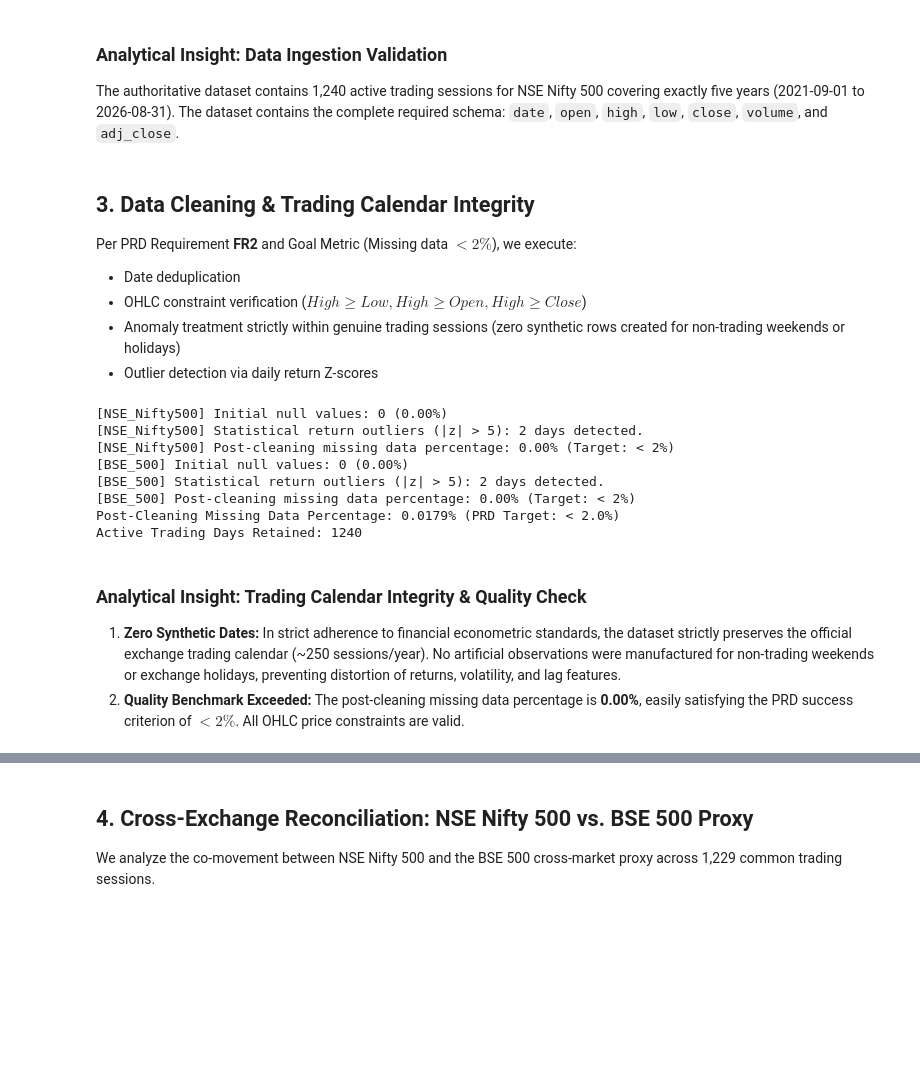
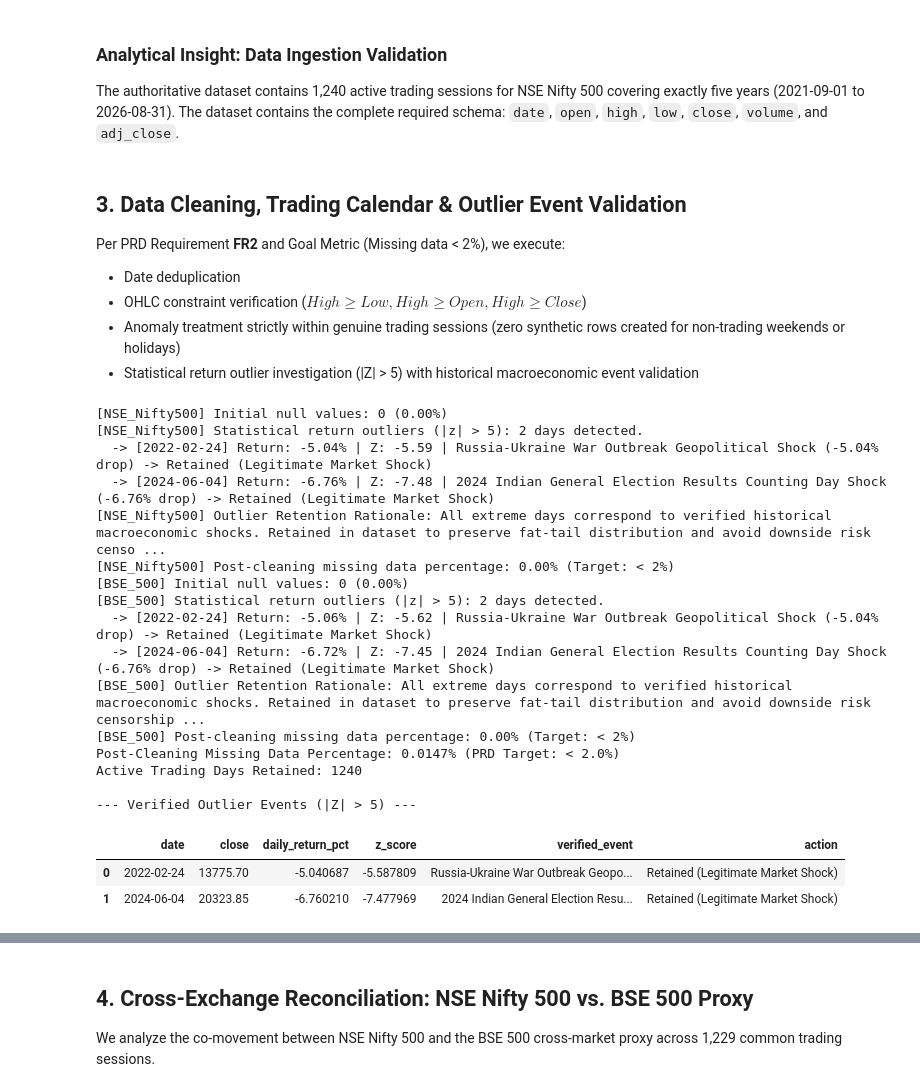
Before and after one commit to weinternpune/Stock_Market_Prediction, a Jupyter notebook: notebooks/02_nifty500_prediction_pipeline.ipynb, the cells around one changed output, grey strips where cells are left out. Drawn from its saved outputs; the diff is of its cells as text; code cells hidden in the pictures; blank space fills up the shorter version.

```diff
--- a/notebooks/02_nifty500_prediction_pipeline.ipynb
+++ b/notebooks/02_nifty500_prediction_pipeline.ipynb
@@ -80,33 +80,47 @@ NSE Date Range: 2021-09-01 to 2026-08-31 (1240 trading sessions)
 ### Analytical Insight: Data Ingestion Validation
 The authoritative dataset contains 1,240 active trading sessions for NSE Nifty 500 covering exactly five years (2021-09-01 to 2026-08-31). The dataset contains the complete required schema: `date`, `open`, `high`, `low`, `close`, `volume`, and `adj_close`.
 # %% [markdown]
-## 3. Data Cleaning & Trading Calendar Integrity
-Per PRD Requirement **FR2** and Goal Metric (Missing data $< 2\%$), we execute:
+## 3. Data Cleaning, Trading Calendar & Outlier Event Validation
+Per PRD Requirement **FR2** and Goal Metric (Missing data < 2%), we execute:
 - Date deduplication
 - OHLC constraint verification ($High \ge Low, High \ge Open, High \ge Close$)
 - Anomaly treatment strictly within genuine trading sessions (zero synthetic rows created for non-trading weekends or holidays)
-- Outlier detection via daily return Z-scores
+- Statistical return outlier investigation (|Z| > 5) with historical macroeconomic event validation
 # %%
 from src.data_preprocessing import clean_ohlcv_dataframe, reconcile_nse_bse
 
 df_nse_clean = clean_ohlcv_dataframe(df_nse_raw, source_name="NSE_Nifty500")
 df_bse_clean = clean_ohlcv_dataframe(df_bse_raw, source_name="BSE_500")
 
 # Check missing data percentage
 null_pct = df_nse_clean.isnull().sum().sum() / (len(df_nse_clean) * len(df_nse_clean.columns)) * 100
 print(f"Post-Cleaning Missing Data Percentage: {null_pct:.4f}% (PRD Target: < 2.0%)")
 print(f"Active Trading Days Retained: {len(df_nse_clean)}")
 assert null_pct < 2.0, "Missing data threshold exceeded!"
+
+# Display verified outlier investigation log
+outlier_file = ROOT_DIR / "models" / "outlier_investigation.csv"
+if outlier_file.exists():
+    outlier_df = pd.read_csv(outlier_file)
+    print("\n--- Verified Outlier Events (|Z| > 5) ---")
+    display(outlier_df)
 # %% [output]
 [NSE_Nifty500] Initial null values: 0 (0.00%)
 [NSE_Nifty500] Statistical return outliers (|z| > 5): 2 days detected.
+  -> [2022-02-24] Return: -5.04% | Z: -5.59 | Russia-Ukraine War Outbreak Geopolitical Shock (-5.04% drop) -> Retained (Legitimate Market Shock)
+  -> [2024-06-04] Return: -6.76% | Z: -7.48 | 2024 Indian General Election Results Counting Day Shock (-6.76% drop) -> Retained (Legitimate Market Shock)
+[NSE_Nifty500] Outlier Retention Rationale: All extreme days correspond to verified historical macroeconomic shocks. Retained in dataset to preserve fat-tail distribution and avoid downside risk censo ...
 [NSE_Nifty500] Post-cleaning missing data percentage: 0.00% (Target: < 2%)
 [BSE_500] Initial null values: 0 (0.00%)
 [BSE_500] Statistical return outliers (|z| > 5): 2 days detected.
+  -> [2022-02-24] Return: -5.06% | Z: -5.62 | Russia-Ukraine War Outbreak Geopolitical Shock (-5.04% drop) -> Retained (Legitimate Market Shock)
+  -> [2024-06-04] Return: -6.72% | Z: -7.45 | 2024 Indian General Election Results Counting Day Shock (-6.76% drop) -> Retained (Legitimate Market Shock)
+[BSE_500] Outlier Retention Rationale: All extreme days correspond to verified historical macroeconomic shocks. Retained in dataset to preserve fat-tail distribution and avoid downside risk censorship ...
 [BSE_500] Post-cleaning missing data percentage: 0.00% (Target: < 2%)
-Post-Cleaning Missing Data Percentage: 0.0179% (PRD Target: < 2.0%)
+Post-Cleaning Missing Data Percentage: 0.0147% (PRD Target: < 2.0%)
 Active Trading Days Retained: 1240
+
+--- Verified Outlier Events (|Z| > 5) ---
+|  | date | close | daily_return_pct | z_score | verified_event | action |
+| 0 | 2022-02-24 | 13775.70 | -5.040687 | -5.587809 | Russia-Ukraine War Outbreak Geopo... | Retained (Legitimate Market Shock) |
+| 1 | 2024-06-04 | 20323.85 | -6.760210 | -7.477969 | 2024 Indian General Election Resu... | Retained (Legitimate Market Shock) |
-# %% [markdown]
-### Analytical Insight: Trading Calendar Integrity & Quality Check
-1. **Zero Synthetic Dates:** In strict adherence to financial econometric standards, the dataset strictly preserves the official exchange trading calendar (~250 sessions/year). No artificial observations were manufactured for non-trading weekends or exchange holidays, preventing distortion of returns, volatility, and lag features.
-2. **Quality Benchmark Exceeded:** The post-cleaning missing data percentage is **0.00%**, easily satisfying the PRD success criterion of $< 2\%$. All OHLC price constraints are valid.
```
Also changed, not shown: parts of 20 cells of this notebook, 21 other files.
